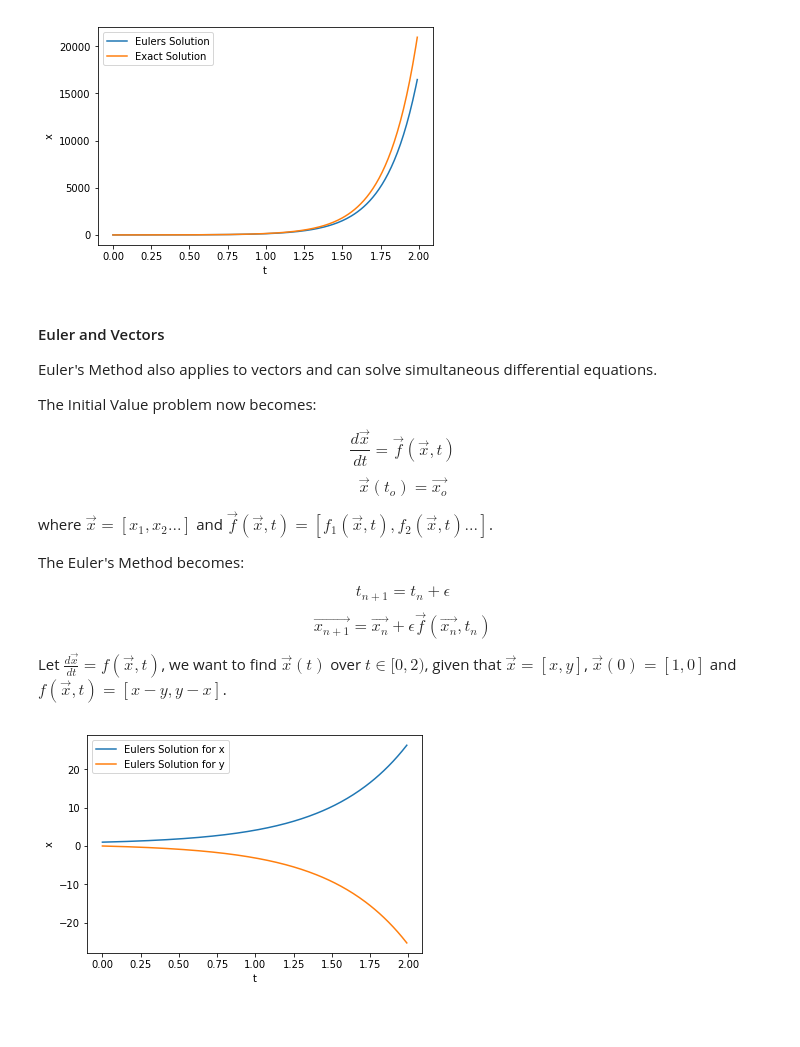
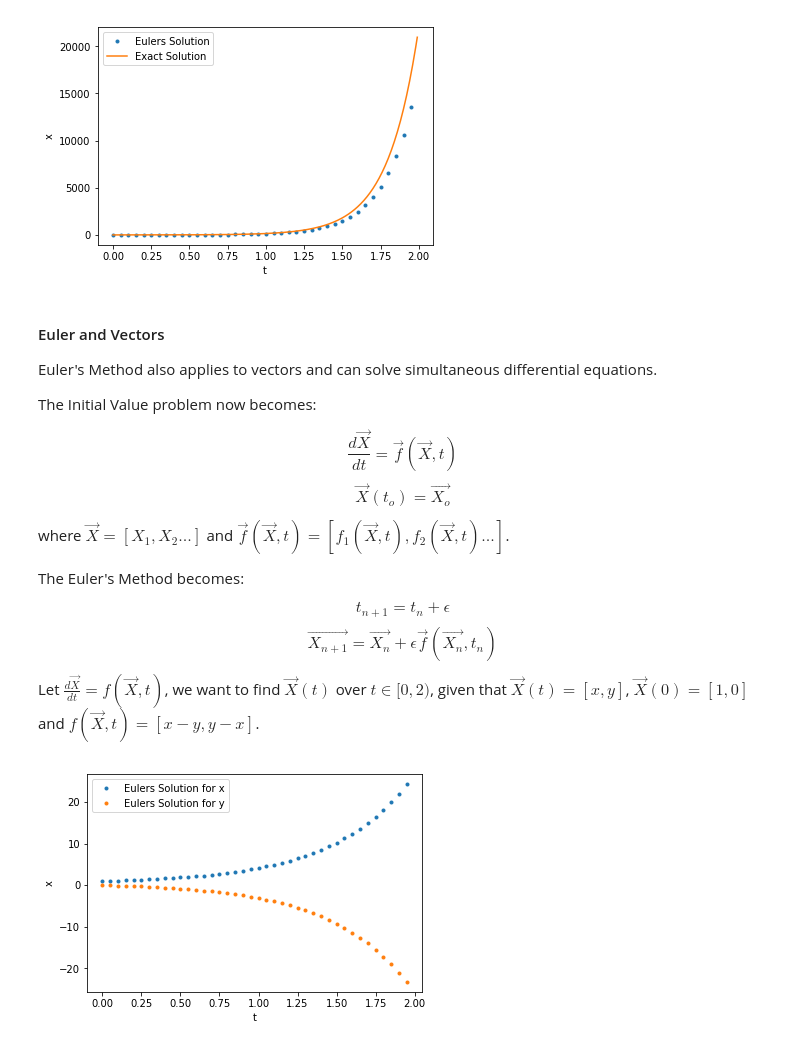
Before and after one commit to neurorishika/nerveFlow, a Jupyter notebook: tutorial/day 1_ Numerical Integration_ Euler Method/day 1.ipynb, the cells around one changed output. Drawn from its saved outputs; the diff is of its cells as text; code cells hidden in the pictures; blank space fills up the shorter version.

```diff
--- a/tutorial/day 1_ Numerical Integration_ Euler Method/day 1.ipynb
+++ b/tutorial/day 1_ Numerical Integration_ Euler Method/day 1.ipynb
@@ -43,14 +43,14 @@ x[0]= 1 # set initial condition
 for i in range(1,t.shape[0]):
     x[i] = epsilon*f(x[i-1],t[i-1])+x[i-1] # Euler Integration Step
 
-plt.plot(t,x,label="Eulers Solution")
+plt.plot(t[::5],x[::5],".",label="Eulers Solution")
 plt.plot(t,np.exp(5*t),label="Exact Solution")
 plt.xlabel("t")
 plt.ylabel("x")
 plt.legend()
 plt.show()
 # %% [output]
-[figure, old version]
+[figure, new version]
 # %% [markdown]
 #### Euler and Vectors
 
@@ -58,40 +58,40 @@ Euler's Method also applies to vectors and can solve simultaneous differential e
 
 The Initial Value problem now becomes:
 
-$$\frac{d\vec{x}}{dt} = \vec{f}(\vec{x}, t)$$
-$$\vec{x}(t_o) = \vec{x_o}$$
+$$\frac{d\vec{X}}{dt} = \vec{f}(\vec{X}, t)$$
+$$\vec{X}(t_o) = \vec{X_o}$$
 
-where $\vec{x}=[x_1,x_2...]$ and $\vec{f}(\vec{x}, t)=[f_1(\vec{x}, t),f_2(\vec{x}, t)...]$.
+where $\vec{X}=[X_1,X_2...]$ and $\vec{f}(\vec{X}, t)=[f_1(\vec{X}, t),f_2(\vec{X}, t)...]$.
 
 The Euler's Method becomes:
 
 $$t_{n+1} = t_n + \epsilon$$
-$$\vec{x_{n+1}} = \vec{x_n} + \epsilon \vec{f}(\vec{x_n}, t_n)$$
+$$\vec{X_{n+1}} = \vec{X_n} + \epsilon \vec{f}(\vec{X_n}, t_n)$$
 
-Let $\frac{d\vec{x}}{dt}=f(\vec{x},t)$, we want to find $\vec{x}(t)$ over $t\in[0,2)$, given that $\vec{x}=[x,y]$, $\vec{x}(0)=[1,0]$ and $f(\vec{x},t) = [x-y,y-x]$.
+Let $\frac{d\vec{X}}{dt}=f(\vec{X},t)$, we want to find $\vec{X}(t)$ over $t\in[0,2)$, given that $\vec{X}(t)=[x,y]$, $\vec{X}(0)=[1,0]$ and $f(\vec{X},t) = [x-y,y-x]$.
 # %%
-def f(x,t): # define the function f(x,t)
-    x_,y_ = x
-    return np.array([x_-y_,y_-x_])
+def f(X,t): # define the function f(x,t)
+    x,y = X
+    return np.array([x-y,y-x])
 
 epsilon = 0.01 # define timestep
 
 t = np.arange(0,2,epsilon) # define an array for t
-x = np.zeros((2,t.shape[0])) # define an array for x
+X = np.zeros((2,t.shape[0])) # define an array for x
 
-x[:,0]= [1,0] # set initial condition
+X[:,0]= [1,0] # set initial condition
 
 for i in range(1,t.shape[0]):
-    x[:,i] = epsilon*f(x[:,i-1],t[i-1])+x[:,i-1] # Euler Integration Step
+    X[:,i] = epsilon*f(X[:,i-1],t[i-1])+X[:,i-1] # Euler Integration Step
 
-plt.plot(t,x[0,:],label="Eulers Solution for x")
-plt.plot(t,x[1,:],label="Eulers Solution for y")
+plt.plot(t[::5],X[0,::5],".",label="Eulers Solution for x")
+plt.plot(t[::5],X[1,::5],".",label="Eulers Solution for y")
 plt.xlabel("t")
 plt.ylabel("x")
 plt.legend()
 plt.show()
 # %% [output]
-[figure, old version]
+[figure, new version]
 # %% [markdown]
 #### A Generalized function for Euler Integration
 
```
Also changed, not shown: parts of 13 cells of this notebook, 18 other files.
